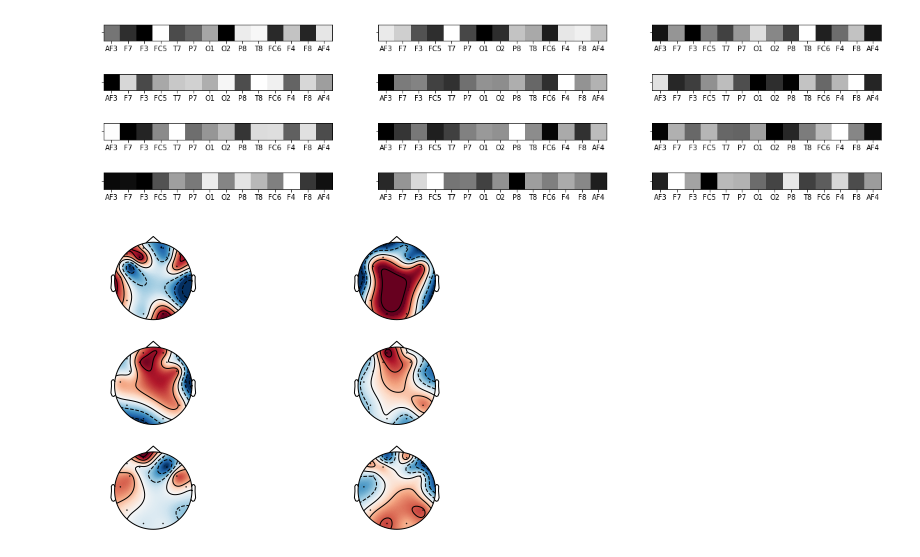
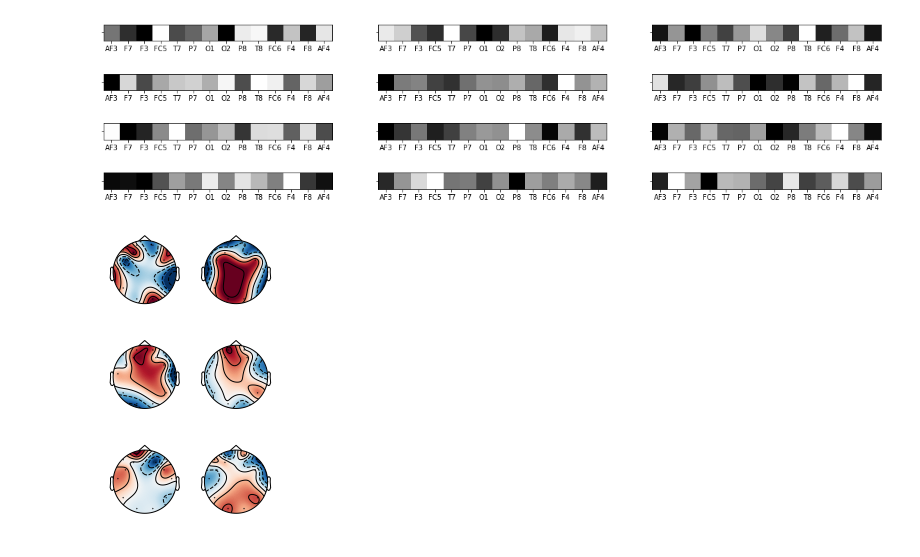
Before and after one commit to finiteautomata/p300speller, a Jupyter notebook: notebooks/kernel_visualization.ipynb, the cells around one changed output. Saved outputs shown, nothing was run; the diff lists cells and outputs as text; code cells hidden in the pictures.

```diff
--- a/notebooks/kernel_visualization.ipynb
+++ b/notebooks/kernel_visualization.ipynb
@@ -52,15 +52,15 @@ plt.savefig("channel_filters.png")
 # %%
 import mne
 from p300.preprocessing import load_data_from_subject
 
 
-plt.rcParams['figure.figsize'] = (8, 5)
+plt.rcParams['figure.figsize'] = (3, 5)
 
 for i in range(6):
     spatial_filter = weights[..., i].reshape(14)
     ax = plt.subplot(3,2,i+1)
     mne.viz.plot_topomap(spatial_filter, data_mne.info, axes=ax, show=False)
 
 plt.savefig("topo_filters.png")
 # %% [output]
-[figure, old version]
+[figure, new version]
```
Also changed, not shown: 1 other file.
